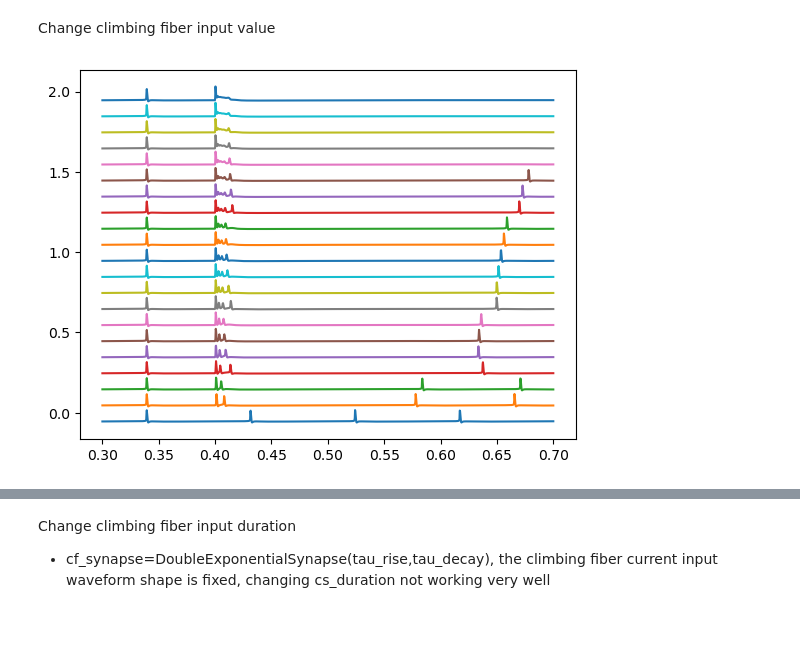
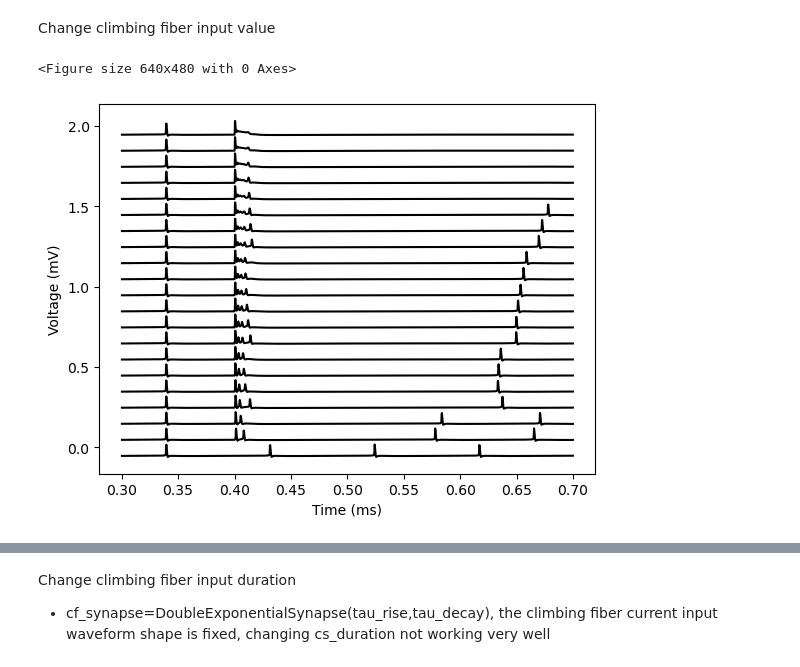
Before and after one commit to BigBroBob2/CSsorting, a Jupyter notebook: simulation/protocol/cs_variability/cs_variabilitiy.ipynb, the cells around one changed output, grey strips where cells are left out. Cells and saved outputs as stored; diff of their text form; code cells hidden in the pictures; blank space fills up the shorter version.

```diff
--- a/simulation/protocol/cs_variability/cs_variabilitiy.ipynb
+++ b/simulation/protocol/cs_variability/cs_variabilitiy.ipynb
@@ -17,9 +17,8 @@ t_run=0.7
 cs_duration=100*ms
 cs_times = [400*ms]
 
-plt.figure()
-
-for cf_current_value in tqdm(range(0,210,10)):
+res = []
+for i,cf_current_value in enumerate(tqdm(np.arange(0,210,10))):
     # set the cf input
     cf_a=[cf_current_value*uA]*len(cs_times)
 
@@ -68,6 +67,6 @@ for cf_current_value in tqdm(range(0,210,10)):
     time_base = np.array(time_base)
     voltage_trace = np.array(voltage_trace)
 
-    plt.plot(time_base[time_base > 300*ms],voltage_trace[time_base > 300*ms] + cf_current_value*10*mV)
+    res.append([time_base,voltage_trace])
 # %% [output]
-[figure, removed]
+<Figure size 640x480 with 0 Axes>
@@ -75,0 +73,21 @@ plt.show()
+# %%
+plt.figure()
+
+# cmap
+cmap = plt.get_cmap('hsv')
+colors = [cmap(i) for i in np.linspace(0, 1, len(res))]
+
+
+for i in range(len(res)):
+    time_base = res[i][0]
+    voltage_trace = res[i][1]
+    plt.plot(time_base[time_base > 300*ms],voltage_trace[time_base > 300*ms] + i*100*mV,color = 'black')
+
+
+plt.xlabel('Time (ms)')
+plt.ylabel('Voltage (mV)')
+
+
+plt.show()
+# %% [output]
+[figure, added]
```
Also changed, not shown: parts of 2 cells of this notebook, 18 other files.
